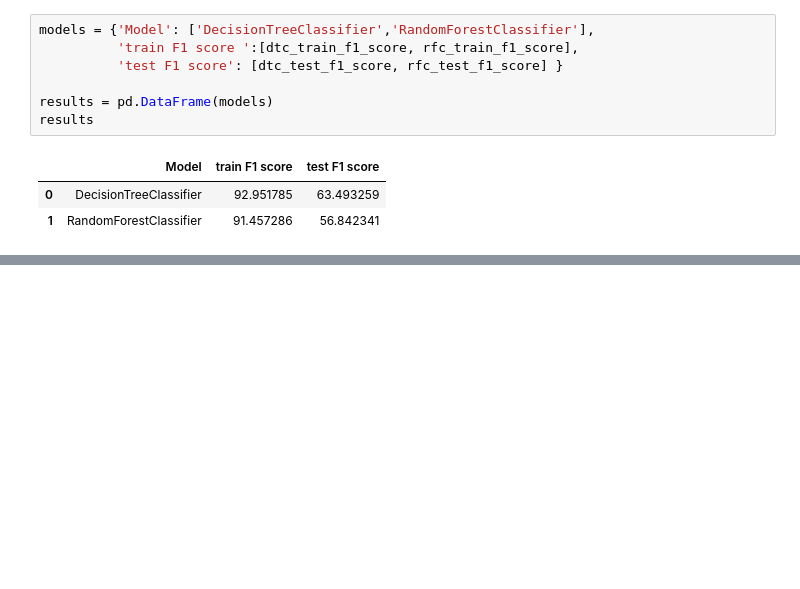
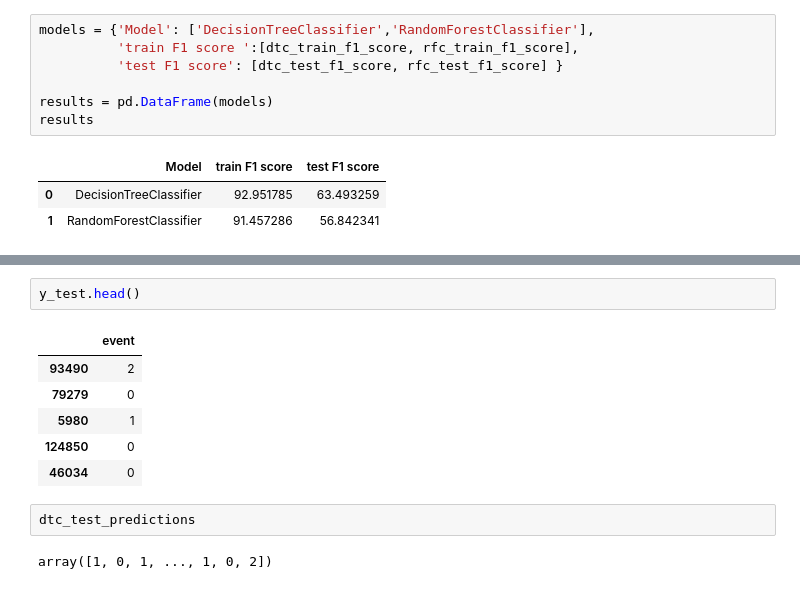
Before and after one commit to mdurus/Starbucks-Project, a Jupyter notebook: Starbucks_Capstone_notebook.ipynb, the cells around one changed output, grey strips where cells are left out. Cells and saved outputs as stored; diff of their text form; blank space fills up the shorter version.

```diff
--- a/Starbucks_Capstone_notebook.ipynb
+++ b/Starbucks_Capstone_notebook.ipynb
@@ -1404,0 +1397,13 @@ results
+# %%
+y_test.head()
+# %% [output]
+|  | event |
+| 93490 | 2 |
+| 79279 | 0 |
+| 5980 | 1 |
+| 124850 | 0 |
+| 46034 | 0 |
+# %%
+dtc_test_predictions
+# %% [output]
+array([1, 0, 1, ..., 1, 0, 2])
```
Also changed, not shown: parts of 13 cells of this notebook.
